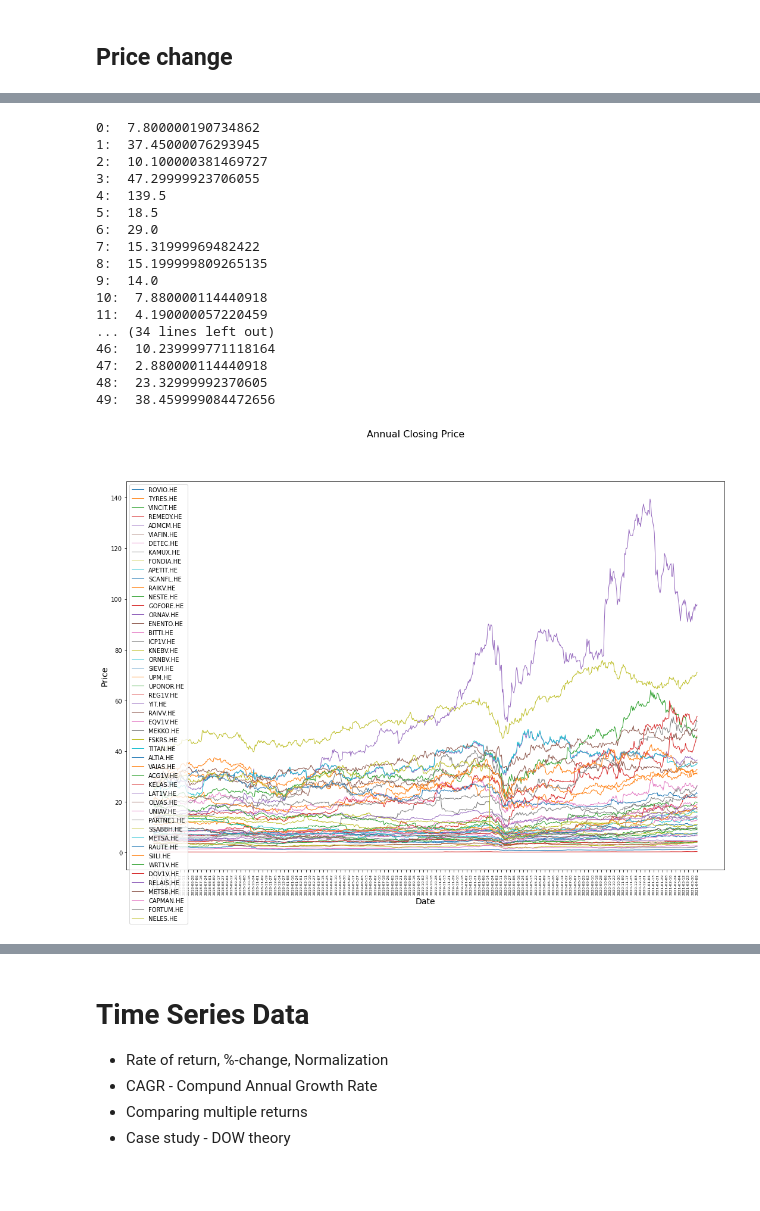
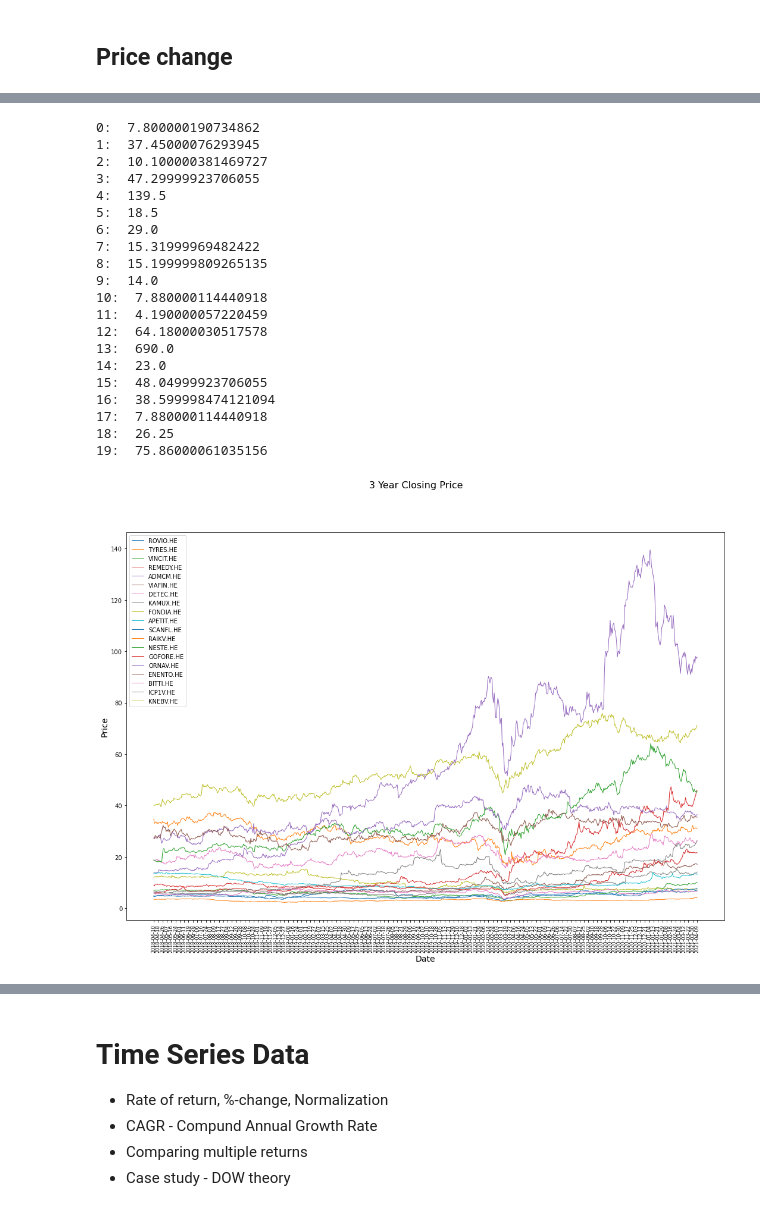
Before and after one commit to Brain3rd/FinancialAnalysis, a Jupyter notebook: TimeSeriesData.ipynb, the cells around one changed output, grey strips where cells are left out. Drawn from its saved outputs; the diff is of its cells as text; code cells hidden in the pictures; blank space fills up the shorter version.

```diff
--- a/TimeSeriesData.ipynb
+++ b/TimeSeriesData.ipynb
@@ -31,7 +31,7 @@ rankings.head()
 | ADMCM.HE | 0.245613 | 4.046992 | 85.323208 | -0.532693 | 0.043325 | 2.227487 | -0.280302 | 1.362 | ... |
 # %%
 top_companies = []
-for i, row in rankings.head(50).iterrows():
+for i, row in rankings.head(20).iterrows():
     print(i)
     top_companies.append(i)
 # %% [output]
@@ -174,25 +180,28 @@ for n in range(len(df_top_companies)):
 9:  14.0
 10:  7.880000114440918
 11:  4.190000057220459
-... (34 lines left out)
-46:  10.239999771118164
-47:  2.880000114440918
-48:  23.32999992370605
-49:  38.459999084472656
+12:  64.18000030517578
+13:  690.0
+14:  23.0
+15:  48.04999923706055
+16:  38.599998474121094
+17:  7.880000114440918
+18:  26.25
+19:  75.86000061035156
 # %%
 plt.figure(figsize=(18,12))
 for n in range(len(df_top_companies)):
     # So delete it from graph for now
     if n != 13:
         plt.plot(df_top_companies[n].index, df_top_companies[n].close, label=top_companies[n], linewidth=1)
-plt.xticks(ticks=df_top_companies[0].index[::6], labels=df_top_companies[0].index[::6], fontsize=6, rotation=90)
+plt.xticks(ticks=df_top_companies[0].index[::6], labels=df_top_companies[0].index[::6], fontsize=7, rotation=90)
 plt.legend(loc='best')
 plt.xlabel('Date', fontsize=14)
 plt.ylabel('Price', fontsize=14)
 plt.suptitle('3 Year Closing Price', fontsize=16)
 plt.show()
 # %% [output]
-[figure, old version]
+[figure, new version]
 # %%
 for n in range(len(top_companies)):
     if n != 13:
```
Also changed, not shown: parts of 9 cells of this notebook, 18 other files.
